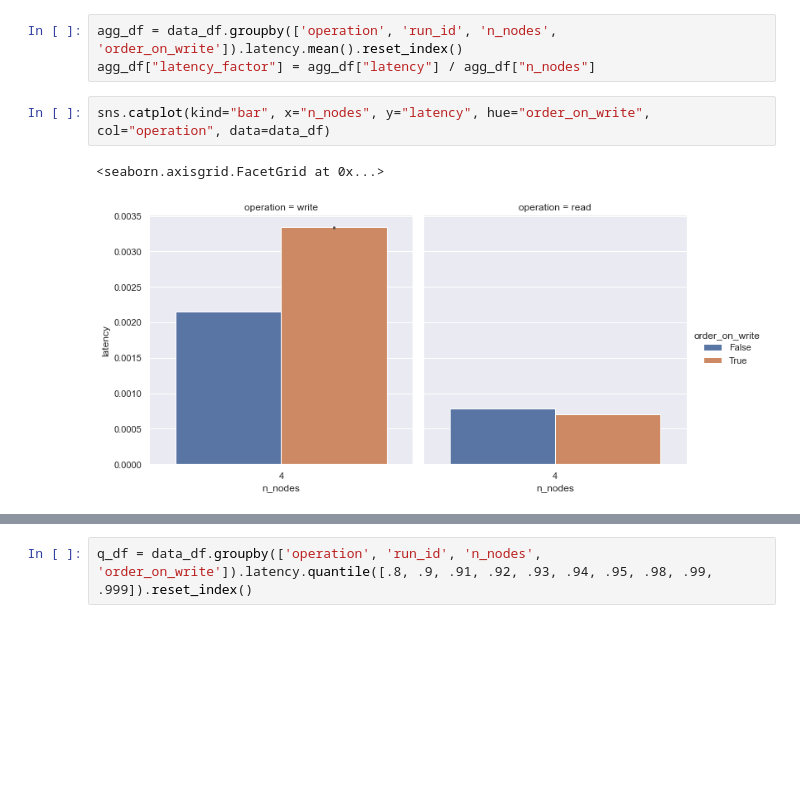
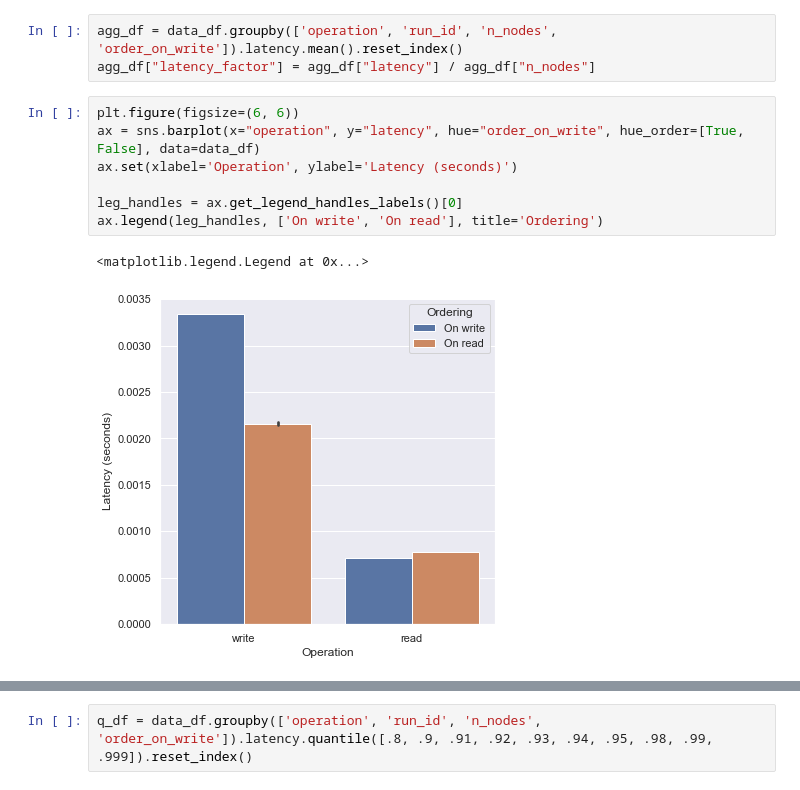
Before and after one commit to tomwassing/mango-db, a Jupyter notebook: experiments/data_das_exp_1.ipynb, the cells around one changed output, grey strips where cells are left out. Drawn from its saved outputs; the diff is of its cells as text; blank space fills up the shorter version.

```diff
--- a/experiments/data_das_exp_1.ipynb
+++ b/experiments/data_das_exp_1.ipynb
@@ -23,11 +28,16 @@ display(data_df.head())
 # %%
 agg_df = data_df.groupby(['operation', 'run_id', 'n_nodes', 'order_on_write']).latency.mean().reset_index()
 agg_df["latency_factor"] = agg_df["latency"] / agg_df["n_nodes"]
-# %%
-sns.catplot(kind="bar", x="n_nodes", y="latency", hue="order_on_write", col="operation", data=data_df)
-# %% [output]
-<seaborn.axisgrid.FacetGrid at 0x...>
-[figure, removed]
+# %%
+plt.figure(figsize=(6, 6))
+ax = sns.barplot(x="operation", y="latency", hue="order_on_write", hue_order=[True, False], data=data_df)
+ax.set(xlabel='Operation', ylabel='Latency (seconds)')
+
+leg_handles = ax.get_legend_handles_labels()[0]
+ax.legend(leg_handles, ['On write', 'On read'], title='Ordering')
+# %% [output]
+<matplotlib.legend.Legend at 0x...>
+[figure, added]
 # %%
 # ax = None
 # for group, group_df in agg_df.groupby(['system_name', 'operation']):
```
Also changed, not shown: parts of 3 cells of this notebook, 3 other files.
